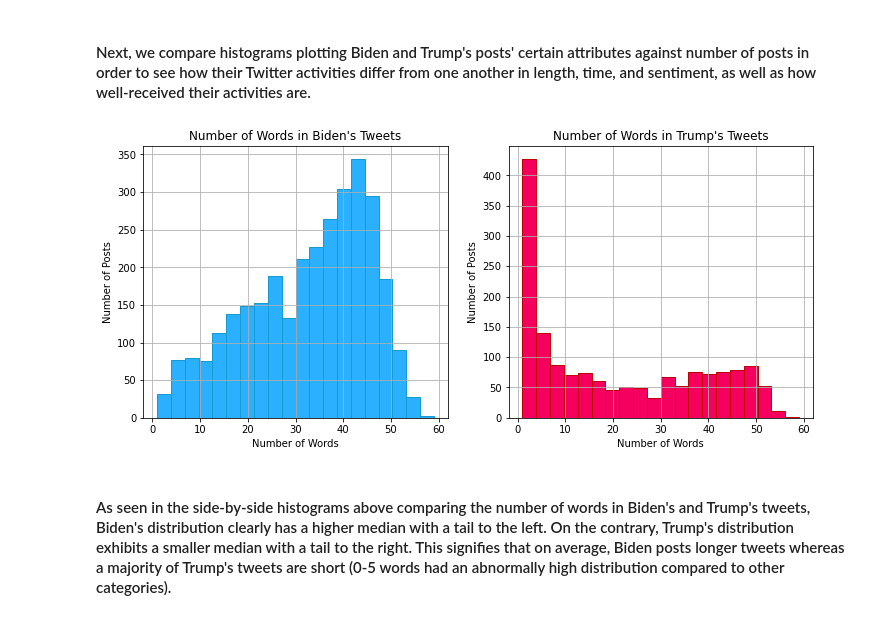
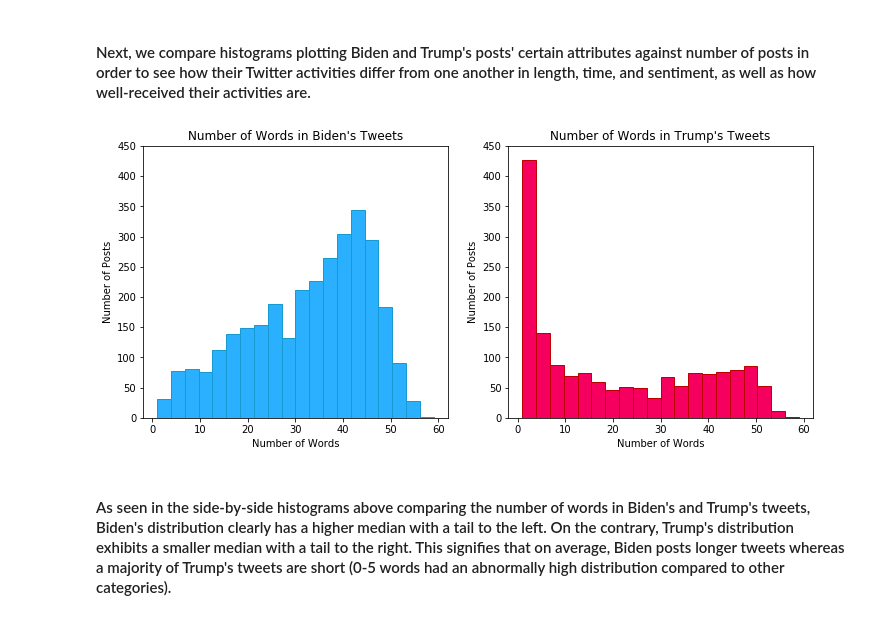
Before and after one commit to sunil-2000/Twitter-Data-Science-Project, a Jupyter notebook: phase4 FINAL (TAs Grade This)-Copy1.ipynb, the cells around one changed output. Cells and saved outputs as stored; diff of their text form; code cells hidden in the pictures.

```diff
--- a/phase4 FINAL (TAs Grade This)-Copy1.ipynb
+++ b/phase4 FINAL (TAs Grade This)-Copy1.ipynb
@@ -393,23 +393,23 @@ Name: language, dtype: int64
 # %%
 # Number of words
 
 fig, (ax1, ax2) = plt.subplots(1, 2, figsize=(12, 5))
 
 ax1.hist(biden['tweet_length'], facecolor = '#2ab0ff', edgecolor='#169acf', bins = 20)
 ax1.set_title("Number of Words in Biden's Tweets")
 ax1.set_xlabel("Number of Words")
 ax1.set_ylabel("Number of Posts")
-ax1.grid(True)
+ax1.set_ylim(0,450)
 
 ax2.hist(trump['tweet_length'], facecolor = "#f5005f", edgecolor='#bd0000', bins = 20)
 ax2.set_title("Number of Words in Trump's Tweets")
 ax2.set_xlabel("Number of Words")
 ax2.set_ylabel("Number of Posts")
-ax2.grid(True)
+ax2.set_ylim(0,450)
 
 plt.show()
 # %% [output]
-[figure, old version]
+[figure, new version]
 # %% [markdown]
 #### As seen in the side-by-side histograms above comparing the number of words in Biden's and Trump's tweets, Biden's distribution clearly has a higher median with a tail to the left. On the contrary, Trump's distribution exhibits a smaller median with a tail to the right. This signifies that on average, Biden posts longer tweets whereas a majority of Trump's tweets are short (0-5 words had an abnormally high distribution compared to other categories).
 # %%
```
Also changed, not shown: parts of 34 cells of this notebook.
